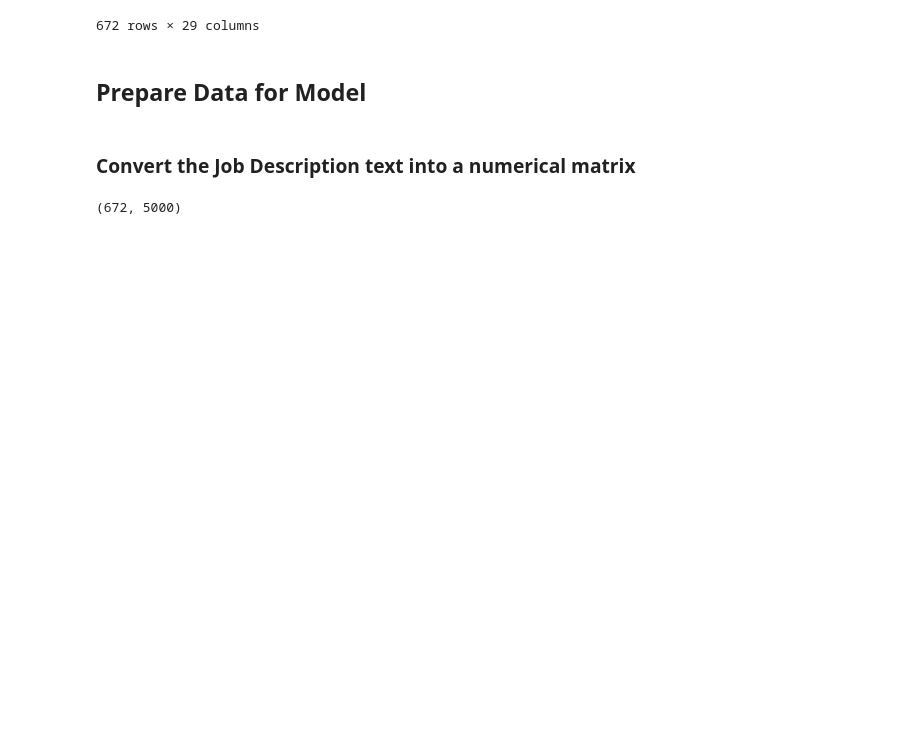
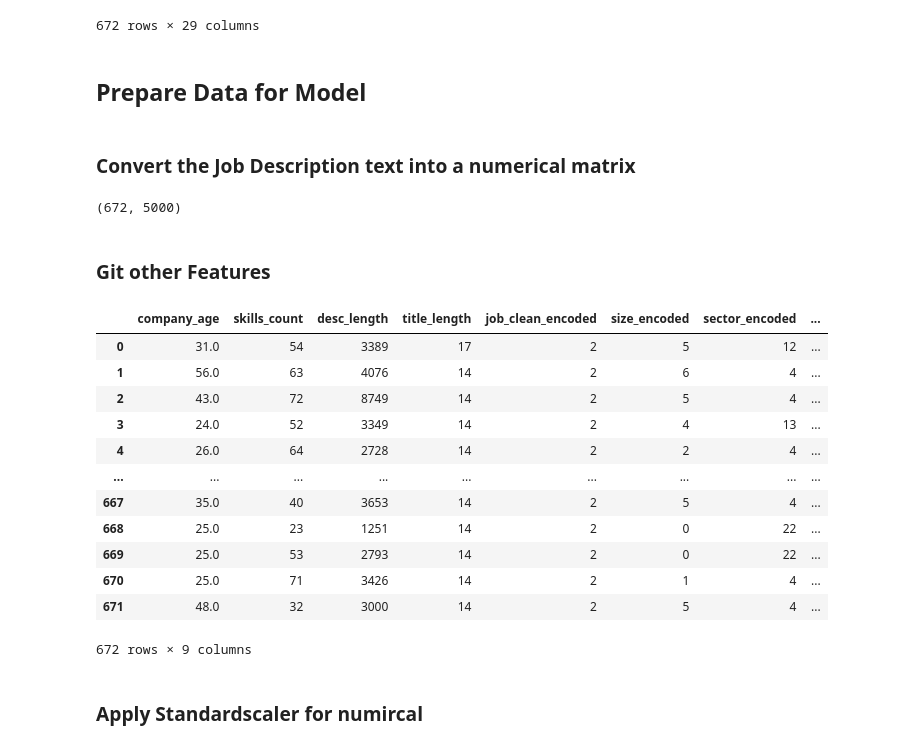
Before and after one commit to RachidNaitSaid2002/HR-Pulse-, a Jupyter notebook: ml/notebooks/02_eda.ipynb, the cells around one changed output. Saved outputs shown, nothing was run; the diff lists cells and outputs as text; code cells hidden in the pictures; blank space fills up the shorter version.

Commit message:
Scale the numirical features and merge it with encoded categorial

```diff
--- a/ml/notebooks/02_eda.ipynb
+++ b/ml/notebooks/02_eda.ipynb
@@ -187,2 +187,23 @@ X.shape
 # %% [output]
 (672, 5000)
+# %% [markdown]
+### Git other Features
+# %%
+X_numeric = df[["company_age", "skills_count", "desc_length", "title_length", "job_clean_encoded", "size_encoded", "sector_encoded", "industry_encoded", "state_encoded"]]
+X_numeric
+# %% [output]
+|  | company_age | skills_count | desc_length | title_length | job_clean_encoded | size_encoded | sector_encoded | ... |
+| 0 | 31.0 | 54 | 3389 | 17 | 2 | 5 | 12 | ... |
+| 1 | 56.0 | 63 | 4076 | 14 | 2 | 6 | 4 | ... |
+| 2 | 43.0 | 72 | 8749 | 14 | 2 | 5 | 4 | ... |
+| 3 | 24.0 | 52 | 3349 | 14 | 2 | 4 | 13 | ... |
+| 4 | 26.0 | 64 | 2728 | 14 | 2 | 2 | 4 | ... |
+| ... | ... | ... | ... | ... | ... | ... | ... | ... |
+| 667 | 35.0 | 40 | 3653 | 14 | 2 | 5 | 4 | ... |
+| 668 | 25.0 | 23 | 1251 | 14 | 2 | 0 | 22 | ... |
+| 669 | 25.0 | 53 | 2793 | 14 | 2 | 0 | 22 | ... |
+| 670 | 25.0 | 71 | 3426 | 14 | 2 | 1 | 4 | ... |
+| 671 | 48.0 | 32 | 3000 | 14 | 2 | 5 | 4 | ... |
+672 rows × 9 columns
+# %% [markdown]
+### Apply Standardscaler for numircal
```
Also changed, not shown: parts of 5 cells of this notebook.
